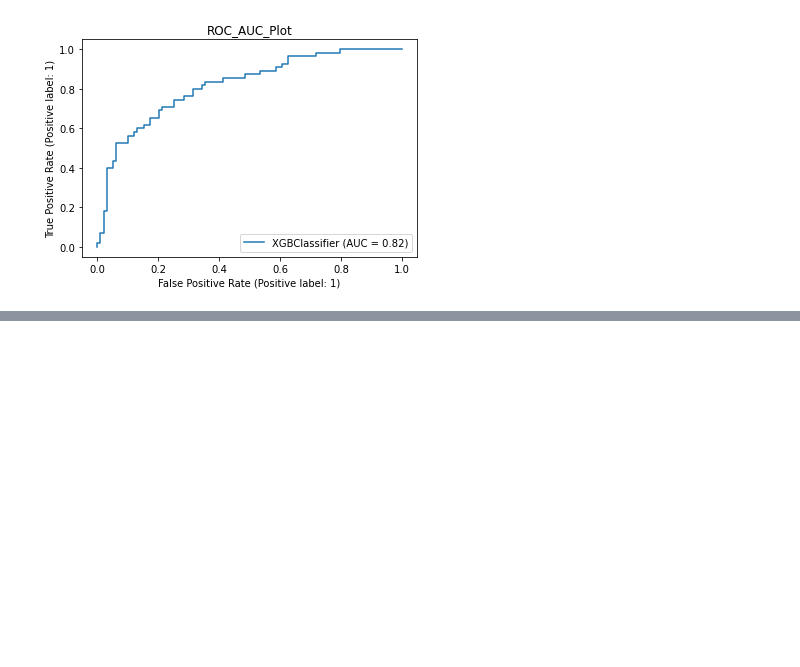
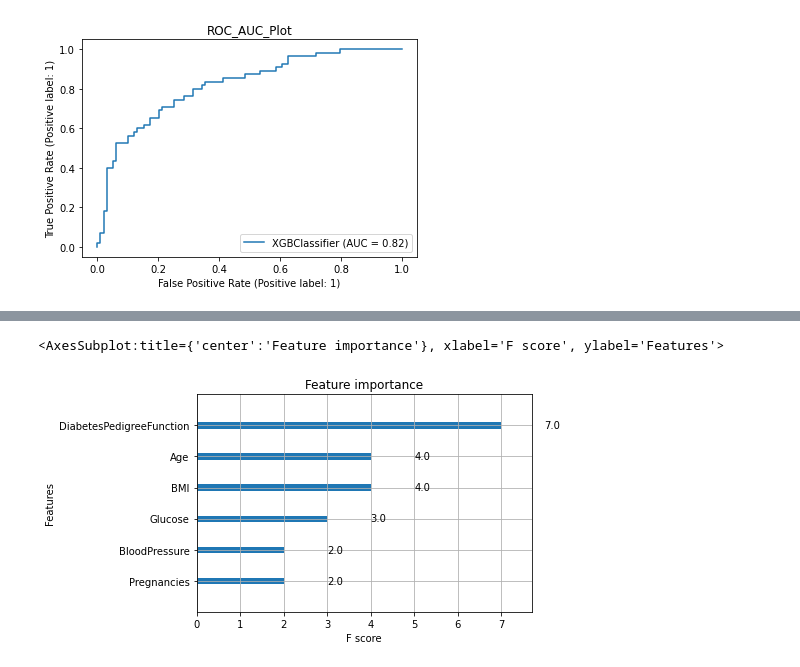
Before and after one commit to ismailucrn/Diabetes-Analysis-and-Classification, a Jupyter notebook: notebook.ipynb, the cells around one changed output, grey strips where cells are left out. Saved outputs shown, nothing was run; the diff lists cells and outputs as text; code cells hidden in the pictures; blank space fills up the shorter version.

```diff
--- a/notebook.ipynb
+++ b/notebook.ipynb
@@ -313,0 +439,5 @@ ROC_AUC Score :  73.23%
+# %%
+plot_importance(optuna_xgb)
+# %% [output]
+<AxesSubplot:title={'center':'Feature importance'}, xlabel='F score', ylabel='Features'>
+[figure, added]
```
Also changed, not shown: parts of 12 cells of this notebook.
